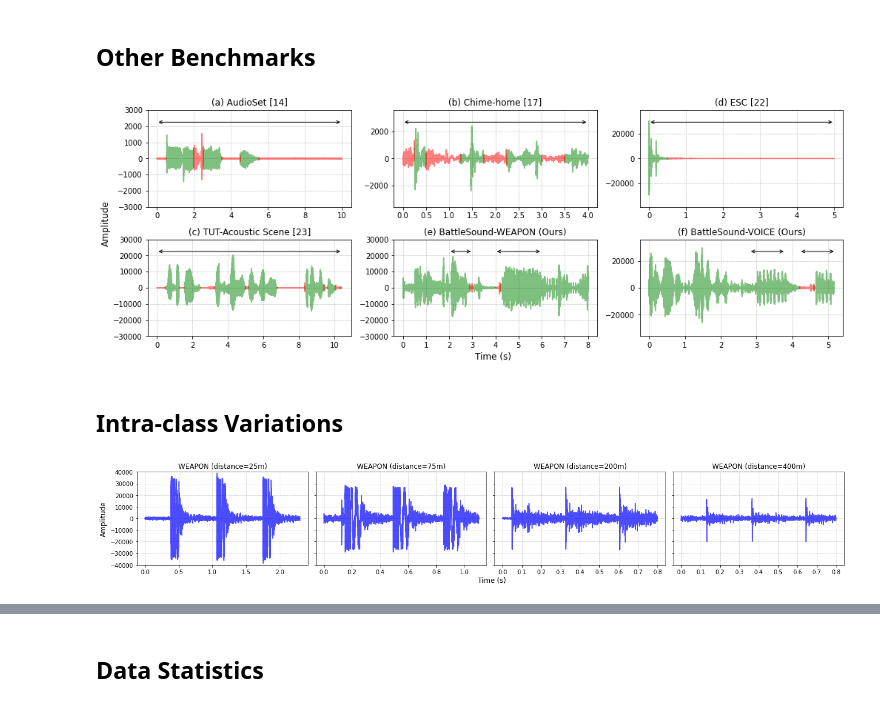
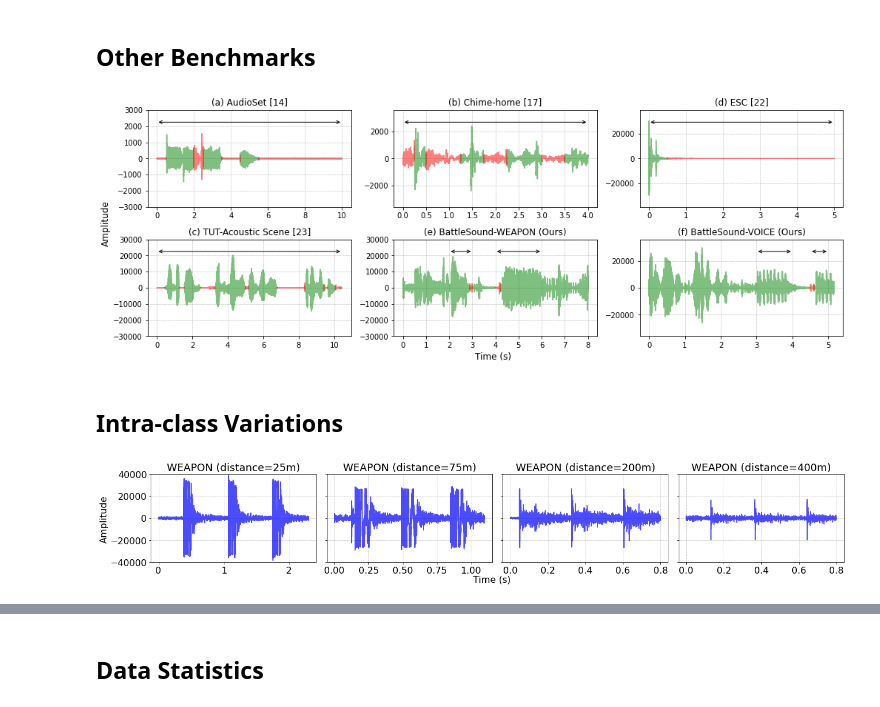
Before and after one commit to gist-ailab/BattleSound, a Jupyter notebook: visualize/main_figure.ipynb, the cells around one changed output, grey strips where cells are left out. Cells and saved outputs as stored; diff of their text form; code cells hidden in the pictures.

```diff
--- a/visualize/main_figure.ipynb
+++ b/visualize/main_figure.ipynb
@@ -189,8 +188,8 @@ t = np.array(list(range(0, len(wav)))) / sr # Time
 annot= np.load('./samples_benchmarks/battlesound_voice.npy')
 b = wav * 30000
 n = np.array([np.nan] * len(wav))
-n[int(4.2 * sr):int(4.6 * sr)] = b[int(4.2 * sr):int(4.6 * sr)]
-b[int(4.2 * sr):int(4.6 * sr)] = np.nan
+n[int(4.5 * sr):int(4.6 * sr)] = b[int(4.5 * sr):int(4.6 * sr)]
+b[int(4.5 * sr):int(4.6 * sr)] = np.nan
 
 ax = axes.flatten()[5]
 ax.plot(t, b, 'g', alpha=0.5)
@@ -200,8 +199,8 @@ ax.set_title('(f) BattleSound-VOICE (Ours)')
 
 ylim = 1.2 * 30000
 ax.set_ylim(-ylim, ylim)
-ax.annotate("", xy=(3.8, ylim * 0.75), xytext=(2.8, ylim * 0.75), arrowprops=dict(arrowstyle="<->"))
-ax.annotate("", xy=(5.2, ylim * 0.75), xytext=(4.2, ylim * 0.75), arrowprops=dict(arrowstyle="<->"))
+ax.annotate("", xy=(4.0, ylim * 0.75), xytext=(3.0, ylim * 0.75), arrowprops=dict(arrowstyle="<->"))
+ax.annotate("", xy=(5.0, ylim * 0.75), xytext=(4.5, ylim * 0.75), arrowprops=dict(arrowstyle="<->"))
 
 fig.set_facecolor('w')
 
@@ -210,7 +209,7 @@ fig.text(-0.005, 0.5, 'Amplitude', va='center', rotation='vertical', fontsize=12
 
 plt.tight_layout()
 # %% [output]
-[figure, old version]
+[figure, new version]
 # %% [markdown]
 ## Intra-class Variations
 # %%
@@ -243,7 +242,9 @@ ax = axes.flatten()[0]
 ax.plot(t4, wav_4, color=color, alpha=alpha)
 ax.grid(True, linewidth= 0.5, linestyle="--")
 ax.set_ylim(-40000, 40000)
-ax.set_title('WEAPON (distance=25m)')
+ax.set_title('WEAPON (distance=25m)', fontsize=18)
+ax.xaxis.set_tick_params(labelsize=16)
+ax.yaxis.set_tick_params(labelsize=16)
 
 start = 48
 wav_4 = wav[int(start* sr) : int((start+1.1) * sr)] * 0.8
@@ -254,43 +255,46 @@ ax.plot(t4, wav_4, color=color, alpha=alpha)
 ax.grid(True, linewidth= 0.5, linestyle="--")
 ax.set_ylim(-40000, 40000)
 ax.set_yticklabels([])
-ax.set_title('WEAPON (distance=75m)')
-
+ax.set_title('WEAPON (distance=75m)', fontsize=18)
+ax.xaxis.set_tick_params(labelsize=16)
+ax.yaxis.set_tick_params(labelsize=16)
 
 start = 93.8
 wav_4 = wav[int(start* sr) : int((start+0.8) * sr)] * 0.8
 t4 = np.array(list(range(0, len(wav_4)))) / sr
 
 ax = axes.flatten()[2]
 ax.plot(t4, wav_4, color=color, alpha=alpha)
 ax.grid(True, linewidth= 0.5, linestyle="--")
 ax.set_ylim(-40000, 40000)
 ax.set_yticklabels([])
-ax.set_title('WEAPON (distance=200m)')
-
+ax.set_title('WEAPON (distance=200m)', fontsize=18)
+ax.xaxis.set_tick_params(labelsize=16)
+ax.yaxis.set_tick_params(labelsize=16)
 
 start = 116
 wav_4 = wav[int(start* sr) : int((start+0.8) * sr)] * 0.6
 t4 = np.array(list(range(0, len(wav_4)))) / sr
 
 ax = axes.flatten()[3]
 ax.plot(t4, wav_4, color=color, alpha=alpha)
 ax.grid(True, linewidth= 0.5, linestyle="--")
 ax.set_ylim(-40000, 40000)
 ax.set_yticklabels([])
-ax.set_title('WEAPON (distance=400m)')
-
+ax.set_title('WEAPON (distance=400m)', fontsize=18)
+ax.xaxis.set_tick_params(labelsize=16)
+ax.yaxis.set_tick_params(labelsize=16)
 
 # Total
 fig.set_facecolor('w')
-fig.text(0.5+0.02, -0.01, 'Time (s)', ha='center', fontsize=12)
-fig.text(-0.005, 0.5, 'Amplitude', va='center', rotation='vertical', fontsize=12)
+fig.text(0.5+0.02, -0.01, 'Time (s)', ha='center', fontsize=16)
+fig.text(-0.005, 0.5, 'Amplitude', va='center', rotation='vertical', fontsize=16)
 
 # Total Axis
 # fig.text(0.5+0.02, -0.04, '(a) WEAPON sound depending on the distance', ha='center', fontsize=12)
 plt.tight_layout()
 # %% [output]
-[figure, old version]
+[figure, new version]
 # %%
 import matplotlib.pyplot as plt
 import numpy as np
```
Also changed, not shown: parts of 7 cells of this notebook, 3 other files.
